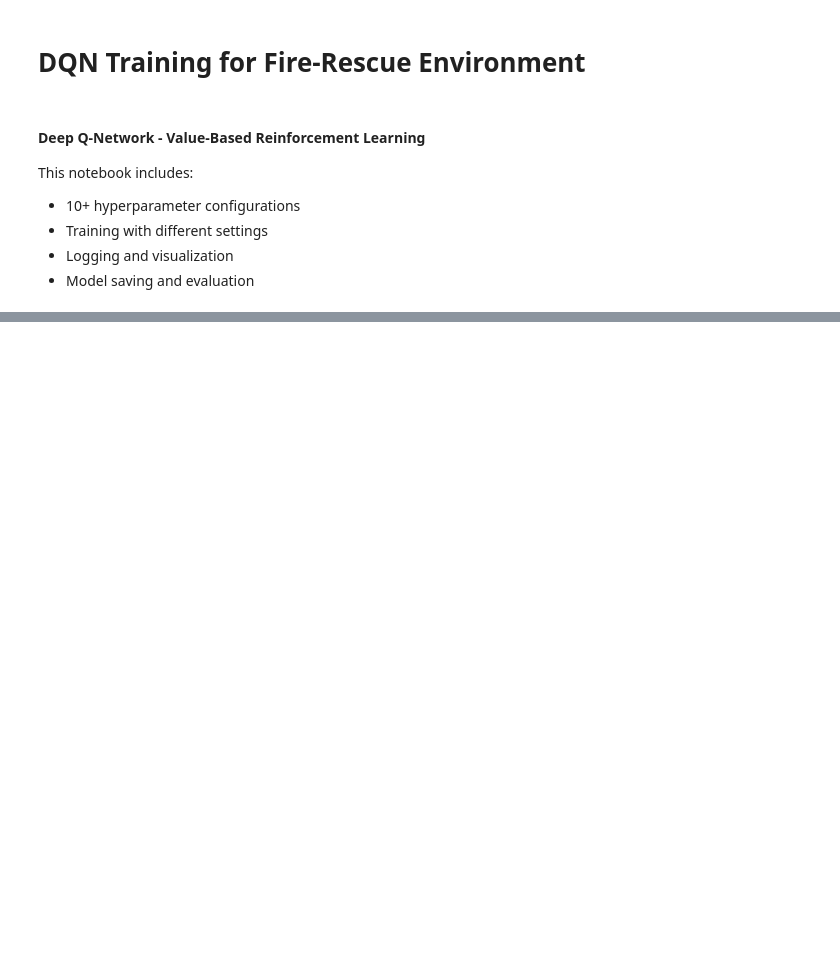
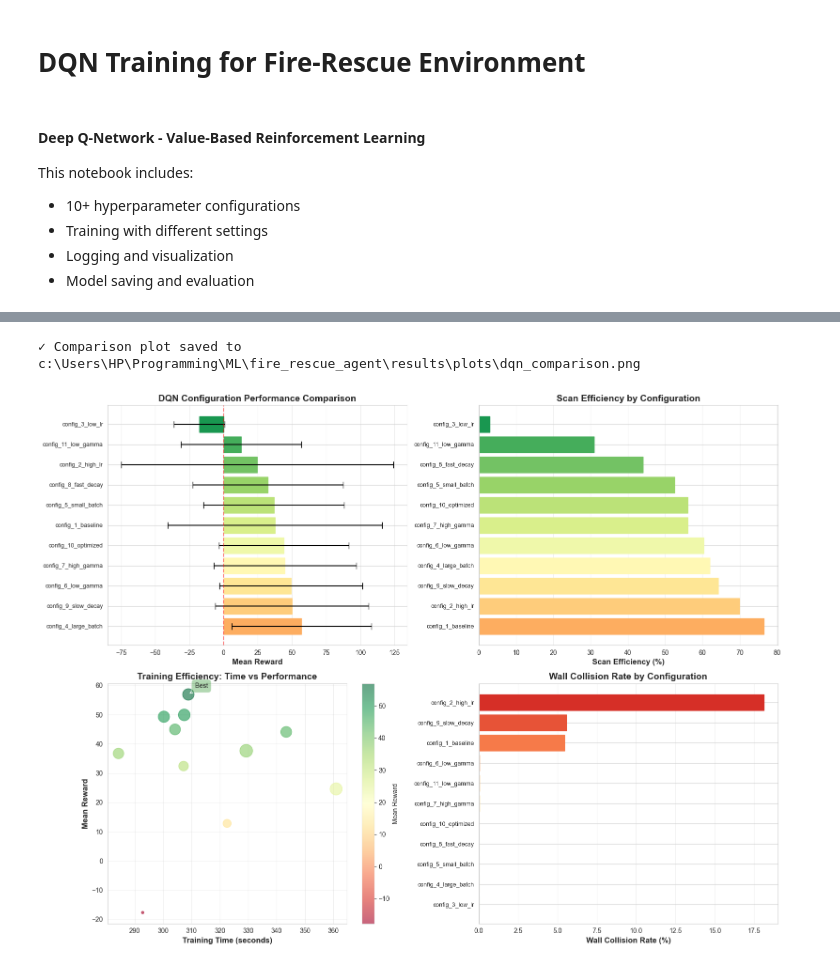
Before and after one commit to buwituze/fire_rescue_agent, a Jupyter notebook: training/dqn_training.ipynb, the cells around one changed output, grey strips where cells are left out. Drawn from its saved outputs; the diff is of its cells as text; code cells hidden in the pictures; blank space fills up the shorter version.

```diff
--- a/training/dqn_training.ipynb
+++ b/training/dqn_training.ipynb
@@ -323,10 +368,10 @@ print("=" * 100)
 # CELL 5: Training Configuration
 # ═══════════════════════════════════════════════════════════════════════
 """
-Set training parameters
+Set training parameters (matching PPO for fair comparison)
 """
 # Training settings
-TOTAL_TIMESTEPS = 150000  # Total training steps per configuration
+TOTAL_TIMESTEPS = 100000  # Match PPO training timesteps
 EVAL_FREQ = 5000          # Evaluate every N steps
 N_EVAL_EPISODES = 10      # Number of episodes for evaluation
 SAVE_FREQ = 10000         # Save model checkpoint every N steps
@@ -336,3 +381,4 @@ print(f"  - Total Timesteps: {TOTAL_TIMESTEPS:,}")
 print(f"  - Evaluation Frequency: {EVAL_FREQ:,}")
 print(f"  - Evaluation Episodes: {N_EVAL_EPISODES}")
 print(f"  - Checkpoint Frequency: {SAVE_FREQ:,}")
+print(f"\nNote: Timesteps match PPO training for fair comparison")
@@ -562,11 +736,12 @@ else:
     # Create DataFrame
     results_df = pd.DataFrame(all_results)
 
-    # Display results
+    # Display results (matching PPO format)
     print("\n" + "="*70)
     print("DQN TRAINING RESULTS SUMMARY")
     print("="*70)
-    print(results_df[['config_name', 'mean_reward', 'std_reward', 'success_rate', 'training_time']].to_string(index=False))
+    print(results_df[['config_name', 'mean_reward', 'std_reward', 'wall_collision_rate',
+                      'scan_efficiency', 'avg_pickup_attempts', 'training_time']].to_string(index=False))
 
     # Save to CSV
     csv_path = results_dir / "dqn_results.csv"
@@ -581,5 +756,10 @@ else:
     print(f"Name: {best_config['config_name']}")
     print(f"Description: {best_config['description']}")
     print(f"Mean Reward: {best_config['mean_reward']:.2f} ± {best_config['std_reward']:.2f}")
-    print(f"Success Rate: {best_config['success_rate']*100:.1f}%")
+    print(f"Avg Episode Length: {best_config['avg_episode_length']:.1f} steps")
+    print(f"Wall Collision Rate: {best_config['wall_collision_rate']:.2%}")
+    print(f"Scan Efficiency: {best_config['scan_efficiency']:.2%}")
+    print(f"Avg Pickup Attempts: {best_config['avg_pickup_attempts']:.2f}")
+    if best_config['avg_time_to_find_survivor'] is not None:
+        print(f"Time to Find Survivor: {best_config['avg_time_to_find_survivor']:.1f} steps")
     print(f"Training Time: {best_config['training_time']:.1f}s")
@@ -588,7 +786,7 @@ else:
 # CELL 9: Visualize Results - Comparison Plot
 # ═══════════════════════════════════════════════════════════════════════
 """
-Create comprehensive visualization of results
+Create comprehensive visualization of results (matching PPO format)
 """
 
 # Set style
@@ -617,14 +815,14 @@ for bar, color in zip(bars, colors):
 
 ax1.grid(axis='x', alpha=0.3)
 
-# 2. Success Rate
+# 2. Scan Efficiency (matching PPO)
 ax2 = axes[0, 1]
-success_sorted = results_df.sort_values('success_rate', ascending=False)
-bars2 = ax2.barh(range(len(success_sorted)), success_sorted['success_rate'] * 100)
-ax2.set_yticks(range(len(success_sorted)))
-ax2.set_yticklabels(success_sorted['config_name'], fontsize=9)
-ax2.set_xlabel('Success Rate (%)', fontsize=12, fontweight='bold')
-ax2.set_title('Mission Success Rate by Configuration', fontsize=14, fontweight='bold')
+scan_eff_sorted = results_df.sort_values('scan_efficiency', ascending=False)
+bars2 = ax2.barh(range(len(scan_eff_sorted)), scan_eff_sorted['scan_efficiency'] * 100)
+ax2.set_yticks(range(len(scan_eff_sorted)))
+ax2.set_yticklabels(scan_eff_sorted['config_name'], fontsize=9)
+ax2.set_xlabel('Scan Efficiency (%)', fontsize=12, fontweight='bold')
+ax2.set_title('Scan Efficiency by Configuration', fontsize=14, fontweight='bold')
 ax2.grid(axis='x', alpha=0.3)
 
 # Color bars
@@ -634,50 +832,49 @@ for bar, color in zip(bars2, colors2):
 
 # 3. Training Time vs Performance
 ax3 = axes[1, 0]
 scatter = ax3.scatter(results_df['training_time'], results_df['mean_reward'],
-                     s=results_df['success_rate']*500, alpha=0.6,
+                     s=results_df['scan_efficiency']*500, alpha=0.6,
                      c=results_df['mean_reward'], cmap='RdYlGn')
 ax3.set_xlabel('Training Time (seconds)', fontsize=12, fontweight='bold')
 ax3.set_ylabel('Mean Reward', fontsize=12, fontweight='bold')
 ax3.set_title('Training Efficiency: Time vs Performance', fontsize=14, fontweight='bold')
 ax3.grid(alpha=0.3)
 
 # Add labels for best and worst
 best_idx = results_df['mean_reward'].idxmax()
 worst_idx = results_df['mean_reward'].idxmin()
 ax3.annotate('Best', xy=(results_df.loc[best_idx, 'training_time'],
                          results_df.loc[best_idx, 'mean_reward']),
             xytext=(10, 10), textcoords='offset points',
             bbox=dict(boxstyle='round,pad=0.5', fc='green', alpha=0.3),
             arrowprops=dict(arrowstyle='->', connectionstyle='arc3,rad=0'))
 
 # Colorbar
 plt.colorbar(scatter, ax=ax3, label='Mean Reward')
 
-# 4. Hyperparameter Impact - Learning Rate
+# 4. Wall Collision Rate (matching PPO)
 ax4 = axes[1, 1]
-lr_values = []
-rewards = []
-for _, row in results_df.iterrows():
-    if 'hyperparameters' in row and row['hyperparameters']:
-        lr = row['hyperparameters'].get('learning_rate', None)
-        if lr:
-            lr_values.append(lr)
-            rewards.append(row['mean_reward'])
+wall_coll_sorted = results_df.sort_values('wall_collision_rate', ascending=True)
+bars4 = ax4.barh(range(len(wall_coll_sorted)), wall_coll_sorted['wall_collision_rate'] * 100)
+ax4.set_yticks(range(len(wall_coll_sorted)))
+ax4.set_yticklabels(wall_coll_sorted['config_name'], fontsize=9)
+ax4.set_xlabel('Wall Collision Rate (%)', fontsize=12, fontweight='bold')
+ax4.set_title('Wall Collision Rate by Configuration', fontsize=14, fontweight='bold')
+ax4.grid(axis='x', alpha=0.3)
 
-if lr_values:
-    ax4.scatter(lr_values, rewards, s=100, alpha=0.6, c=rewards, cmap='RdYlGn')
-    ax4.set_xlabel('Learning Rate', fontsize=12, fontweight='bold')
-    ax4.set_ylabel('Mean Reward', fontsize=12, fontweight='bold')
-    ax4.set_title('Impact of Learning Rate on Performance', fontsize=14, fontweight='bold')
-    ax4.set_xscale('log')
-    ax4.grid(alpha=0.3)
+# Color bars (lower is better, so reverse colors)
+colors4 = plt.cm.RdYlGn_r(np.linspace(0.3, 0.9, len(bars4)))
+for bar, color in zip(bars4, colors4):
+    bar.set_color(color)
 
 plt.tight_layout()
 plot_path = plots_dir / "dqn_comparison.png"
 plt.savefig(plot_path, dpi=300, bbox_inches='tight')
 print(f"\n✓ Comparison plot saved to {plot_path}")
 plt.show()
+# %% [output]
+✓ Comparison plot saved to c:\Users\HP\Programming\ML\fire_rescue_agent\results\plots\dqn_comparison.png
+[figure, added]
 # %%
 # ═══════════════════════════════════════════════════════════════════════
 # CELL 10: Detailed Analysis - Top 3 Configurations
```
Also changed, not shown: parts of 11 cells of this notebook, 1 other file.
